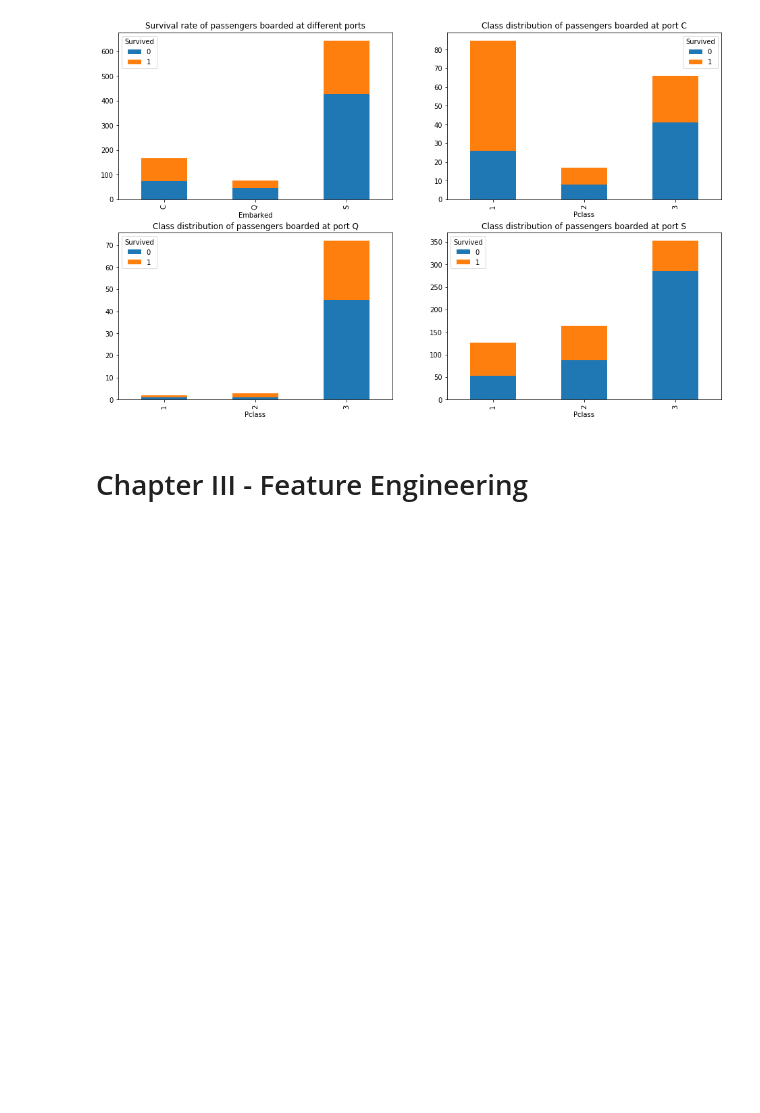
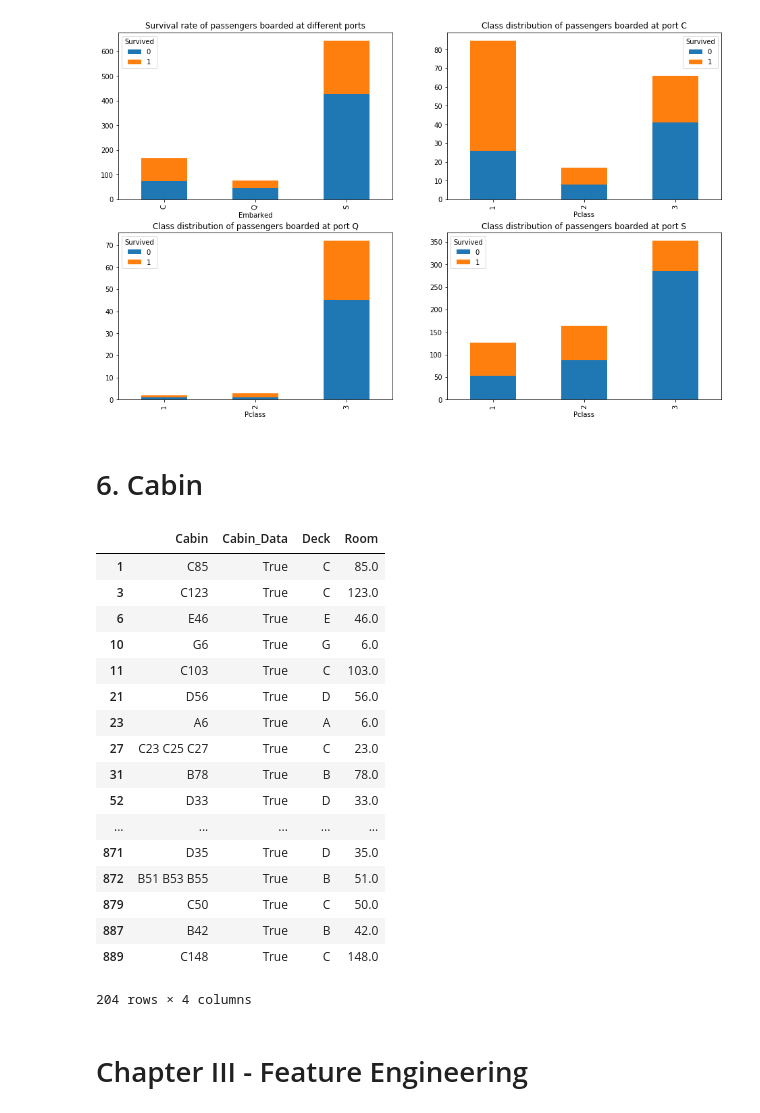
Before and after one commit to Shenghao1993/kaggle-titanic-survival-classification, a Jupyter notebook: Titanic by Shenghao.ipynb, the cells around one changed output. Saved outputs shown, nothing was run; the diff lists cells and outputs as text; code cells hidden in the pictures; blank space fills up the shorter version.

Commit message:
Preliminary study on Cabin feature

```diff
--- a/Titanic by Shenghao.ipynb
+++ b/Titanic by Shenghao.ipynb
@@ -194,6 +194,33 @@ axes[1, 1].set_title('Class distribution of passengers boarded at port S')
 # %% [output]
 Text(0.5,1,'Class distribution of passengers boarded at port S')
 [figure]
+# %% [markdown]
+# 6. Cabin
+# %%
+cabin_only = train_df[["Cabin"]].copy()
+cabin_only["Cabin_Data"] = cabin_only["Cabin"].isnull().apply(lambda x: not x)
+cabin_only["Deck"] = cabin_only["Cabin"].str.slice(0,1)
+cabin_only["Room"] = cabin_only["Cabin"].str.slice(1,5).str.extract("([0-9]+)", expand=False).astype("float")
+cabin_only[cabin_only["Cabin_Data"]]
+# %% [output]
+|  | Cabin | Cabin_Data | Deck | Room |
+| 1 | C85 | True | C | 85.0 |
+| 3 | C123 | True | C | 123.0 |
+| 6 | E46 | True | E | 46.0 |
+| 10 | G6 | True | G | 6.0 |
+| 11 | C103 | True | C | 103.0 |
+| 21 | D56 | True | D | 56.0 |
+| 23 | A6 | True | A | 6.0 |
+| 27 | C23 C25 C27 | True | C | 23.0 |
+| 31 | B78 | True | B | 78.0 |
+| 52 | D33 | True | D | 33.0 |
+| ... | ... | ... | ... | ... |
+| 871 | D35 | True | D | 35.0 |
+| 872 | B51 B53 B55 | True | B | 51.0 |
+| 879 | C50 | True | C | 50.0 |
+| 887 | B42 | True | B | 42.0 |
+| 889 | C148 | True | C | 148.0 |
+204 rows × 4 columns
 # %% [markdown]
 # Chapter III - Feature Engineering
 # %% [markdown]
```
Also changed, not shown: parts of 5 cells of this notebook.
